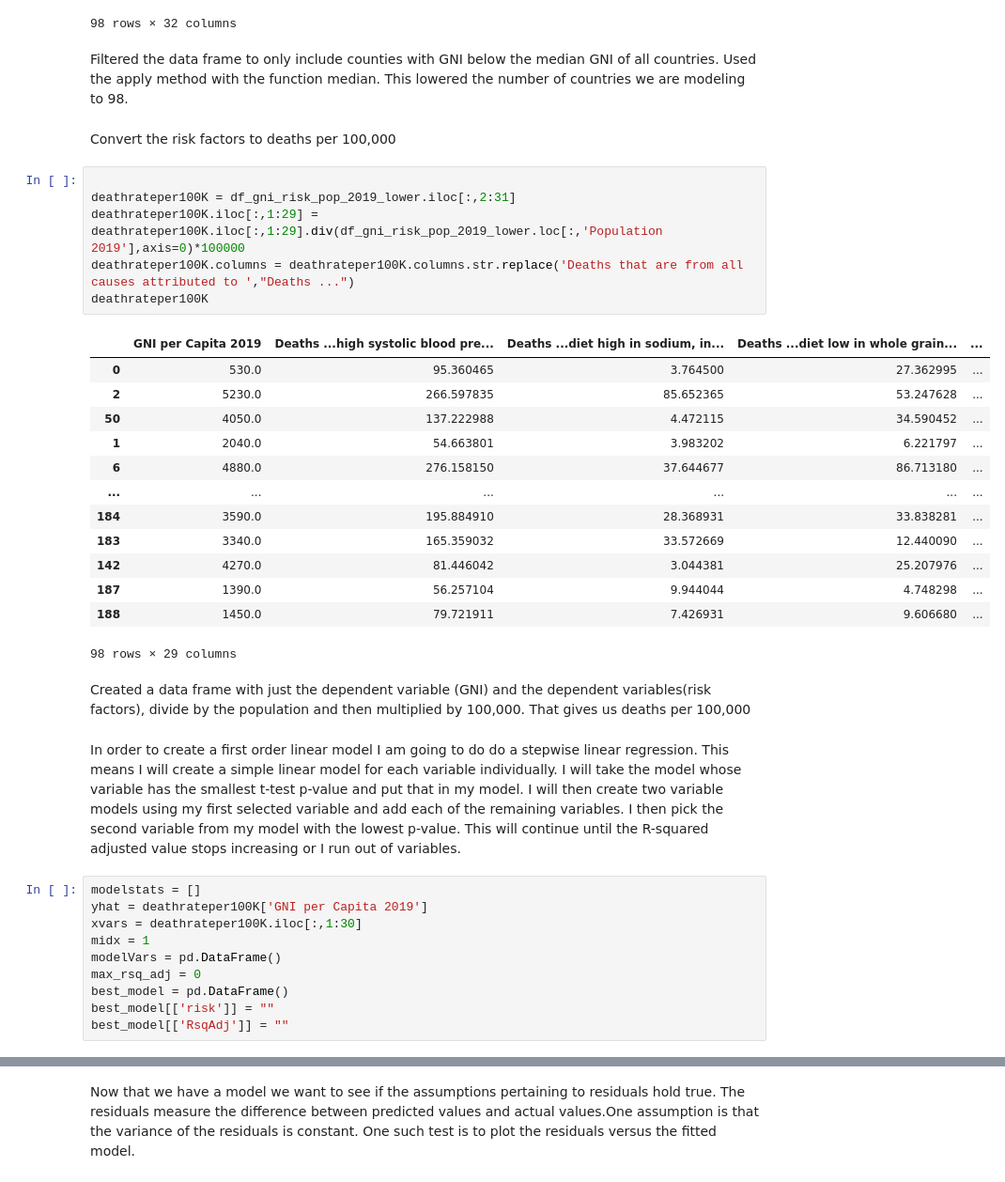
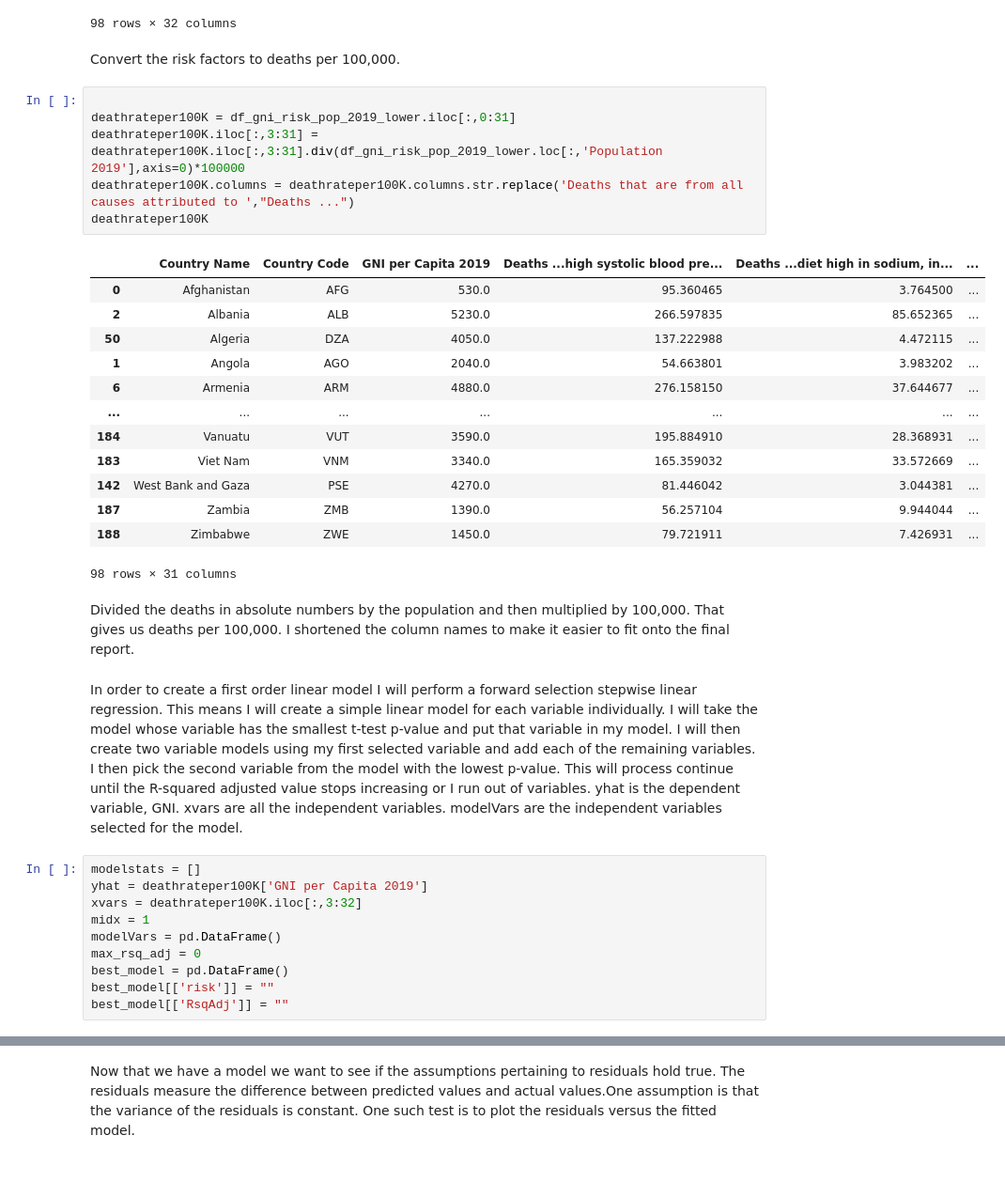
Before and after one commit to jeg-msba/GNI-Linear-Regression-Model, a Jupyter notebook: GNI-vs-deathrate.ipynb, the cells around one changed output, grey strips where cells are left out. Shown at 94% size. Cells and saved outputs as stored; diff of their text form.

```diff
--- a/GNI-vs-deathrate.ipynb
+++ b/GNI-vs-deathrate.ipynb
@@ -266,38 +266,36 @@ df_gni_risk_pop_2019_lower
 | 187 | Zambia | ZMB | 1390.0 | 10340.3240 | 1827.76270 | ... |
 | 188 | Zimbabwe | ZWE | 1450.0 | 12240.9870 | 1140.37610 | ... |
 98 rows × 32 columns
-# %% [markdown]
-Filtered the data frame to only include counties with GNI below the median GNI of all countries.  Used the apply method with the function median. This lowered the number of countries we are modeling to 98.
 # %% [markdown]
-Convert the risk factors to deaths per 100,000
+Convert the risk factors to deaths per 100,000.
 # %%
 
-deathrateper100K = df_gni_risk_pop_2019_lower.iloc[:,2:31]
-deathrateper100K.iloc[:,1:29] = deathrateper100K.iloc[:,1:29].div(df_gni_risk_pop_2019_lower.loc[:,'Population 2019'],axis=0)*100000
+deathrateper100K = df_gni_risk_pop_2019_lower.iloc[:,0:31]
+deathrateper100K.iloc[:,3:31] = deathrateper100K.iloc[:,3:31].div(df_gni_risk_pop_2019_lower.loc[:,'Population 2019'],axis=0)*100000
 deathrateper100K.columns = deathrateper100K.columns.str.replace('Deaths that are from all causes attributed to ',"Deaths ...")
 deathrateper100K
 # %% [output]
-|  | GNI per Capita 2019 | Deaths ...high systolic blood pre... | Deaths ...diet high in sodium, in... | Deaths ...diet low in whole grain... | ... |
-| 0 | 530.0 | 95.360465 | 3.764500 | 27.362995 | ... |
-| 2 | 5230.0 | 266.597835 | 85.652365 | 53.247628 | ... |
-| 50 | 4050.0 | 137.222988 | 4.472115 | 34.590452 | ... |
-| 1 | 2040.0 | 54.663801 | 3.983202 | 6.221797 | ... |
-| 6 | 4880.0 | 276.158150 | 37.644677 | 86.713180 | ... |
-| ... | ... | ... | ... | ... | ... |
-| 184 | 3590.0 | 195.884910 | 28.368931 | 33.838281 | ... |
-| 183 | 3340.0 | 165.359032 | 33.572669 | 12.440090 | ... |
-| 142 | 4270.0 | 81.446042 | 3.044381 | 25.207976 | ... |
-| 187 | 1390.0 | 56.257104 | 9.944044 | 4.748298 | ... |
-| 188 | 1450.0 | 79.721911 | 7.426931 | 9.606680 | ... |
+|  | Country Name | Country Code | GNI per Capita 2019 | Deaths ...high systolic blood pre... | Deaths ...diet high in sodium, in... | ... |
+| 0 | Afghanistan | AFG | 530.0 | 95.360465 | 3.764500 | ... |
+| 2 | Albania | ALB | 5230.0 | 266.597835 | 85.652365 | ... |
+| 50 | Algeria | DZA | 4050.0 | 137.222988 | 4.472115 | ... |
+| 1 | Angola | AGO | 2040.0 | 54.663801 | 3.983202 | ... |
+| 6 | Armenia | ARM | 4880.0 | 276.158150 | 37.644677 | ... |
+| ... | ... | ... | ... | ... | ... | ... |
+| 184 | Vanuatu | VUT | 3590.0 | 195.884910 | 28.368931 | ... |
+| 183 | Viet Nam | VNM | 3340.0 | 165.359032 | 33.572669 | ... |
+| 142 | West Bank and Gaza | PSE | 4270.0 | 81.446042 | 3.044381 | ... |
+| 187 | Zambia | ZMB | 1390.0 | 56.257104 | 9.944044 | ... |
+| 188 | Zimbabwe | ZWE | 1450.0 | 79.721911 | 7.426931 | ... |
-98 rows × 29 columns
+98 rows × 31 columns
 # %% [markdown]
-Created a data frame with just the dependent variable (GNI) and the dependent variables(risk factors), divide by the population and then multiplied by 100,000. That gives us deaths per 100,000
+Divided the deaths in absolute numbers by the population and then multiplied by 100,000. That gives us deaths per 100,000. I shortened the column names to make it easier to fit onto the final report.
 # %% [markdown]
-In order to create a first order linear model I am going to do do a  stepwise linear regression. This means I will create a simple linear model for each variable individually. I will take the model whose variable has  the smallest t-test p-value and put that in my model. I will then create two variable models using my first selected variable and add each of the remaining variables. I then pick the second variable from my model with the lowest p-value. This will continue until the R-squared adjusted value stops increasing or I run out of variables.
+In order to create a first order linear model I will perform a forward selection stepwise linear regression. This means I will create a simple linear model for each variable individually. I will take the model whose variable has  the smallest t-test p-value and put that variable in my model. I will then create two variable models using my first selected variable and add each of the remaining variables. I then pick the second variable from the model with the lowest p-value. This will process continue until the R-squared adjusted value stops increasing or I run out of variables. yhat is the dependent variable, GNI. xvars are all the independent variables. modelVars are the independent variables selected for the model.
 # %%
 modelstats = []
 yhat = deathrateper100K['GNI per Capita 2019']
-xvars = deathrateper100K.iloc[:,1:30]
+xvars = deathrateper100K.iloc[:,3:32]
 midx = 1
 modelVars = pd.DataFrame()
 max_rsq_adj = 0
```
Also changed, not shown: parts of 18 cells of this notebook.
